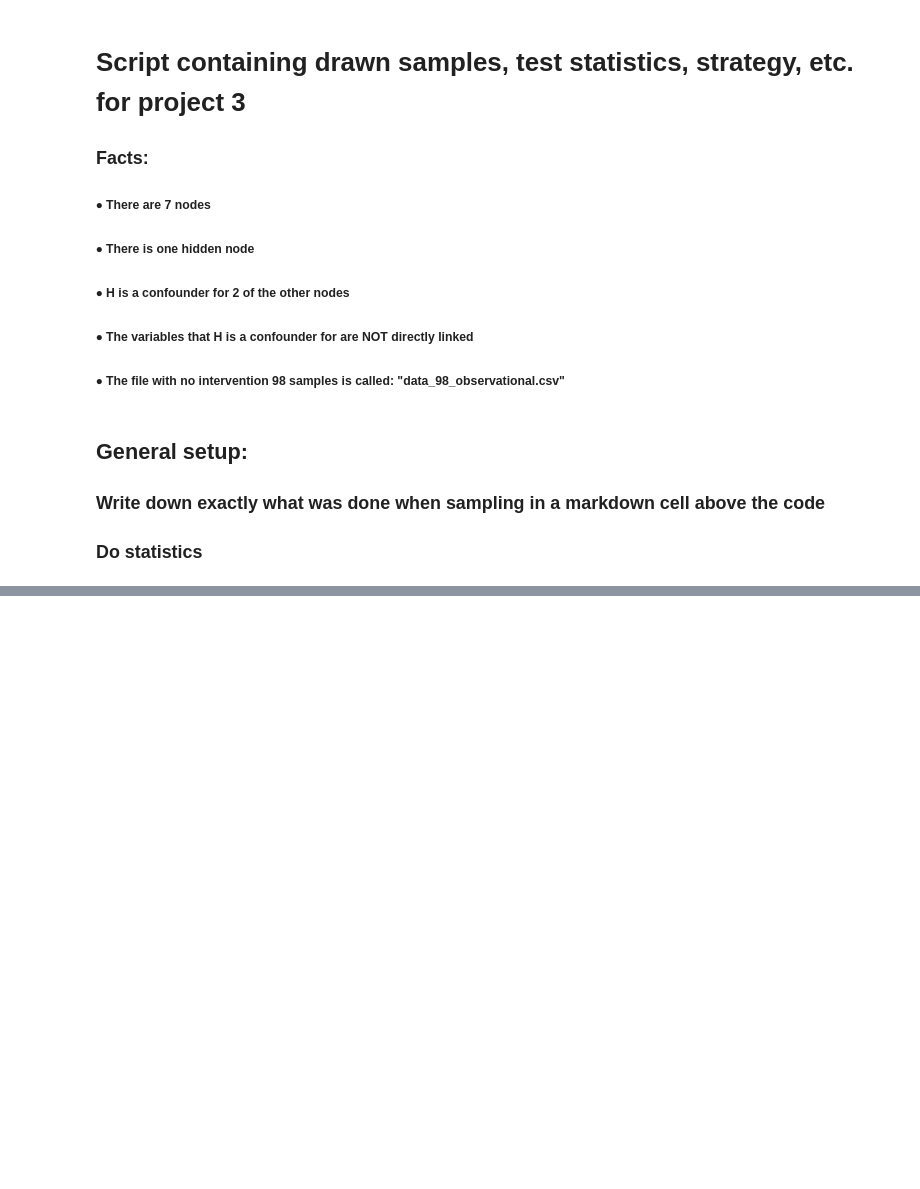
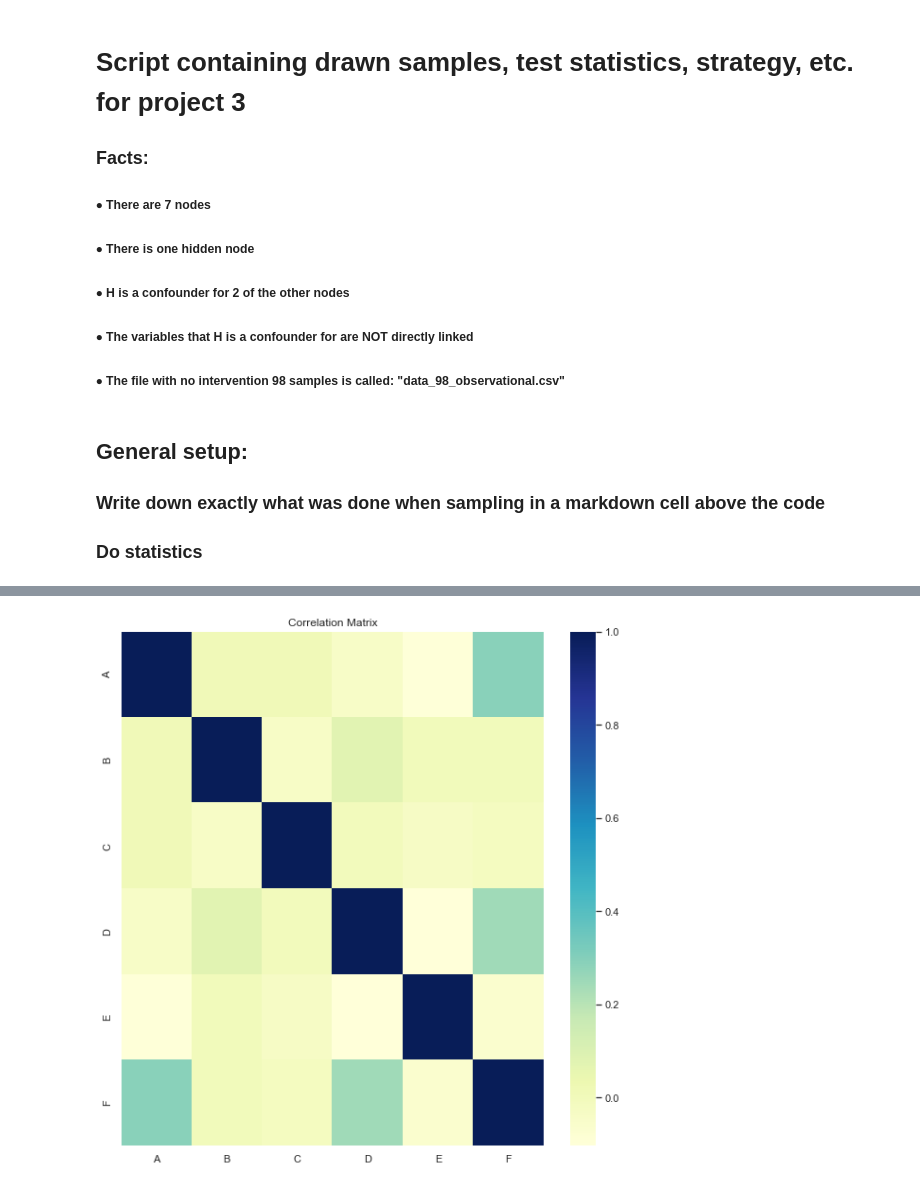
Before and after one commit to Maplewarrior/02463---Causality-project, a Jupyter notebook: 02463 Causality.ipynb, the cells around one changed output, grey strips where cells are left out. Drawn from its saved outputs; the diff is of its cells as text; code cells hidden in the pictures; blank space fills up the shorter version.

```diff
--- a/02463 Causality.ipynb
+++ b/02463 Causality.ipynb
@@ -33,0 +59,16 @@ def cor(A):
+# %%
+# plot correlation matrix
+corr = data.corr()
+plt.figure(figsize=(10,10))
+plt.title('Correlation Matrix')
+sns.heatmap(corr, xticklabels=corr.columns, yticklabels=corr.columns, cmap="YlGnBu")
+plt.show()
+
+# plot covariance matrix
+cov = data.cov()
+plt.figure(figsize=(10,10))
+plt.title('Covariance Matrix')
+sns.heatmap(cov, xticklabels=cov.columns, yticklabels=cov.columns, cmap="YlGnBu")
+plt.show()
+# %% [output]
+[figure, added]
```
Also changed, not shown: parts of 6 cells of this notebook.
